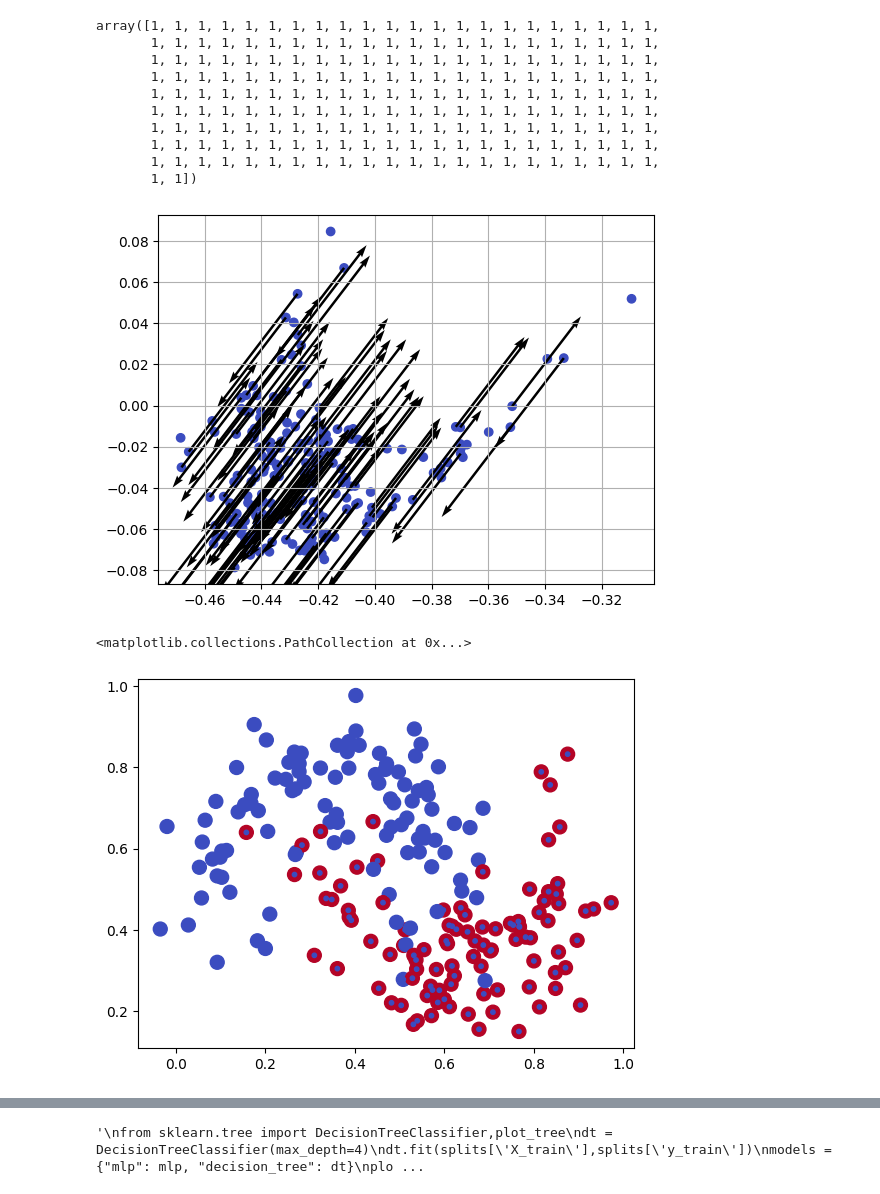
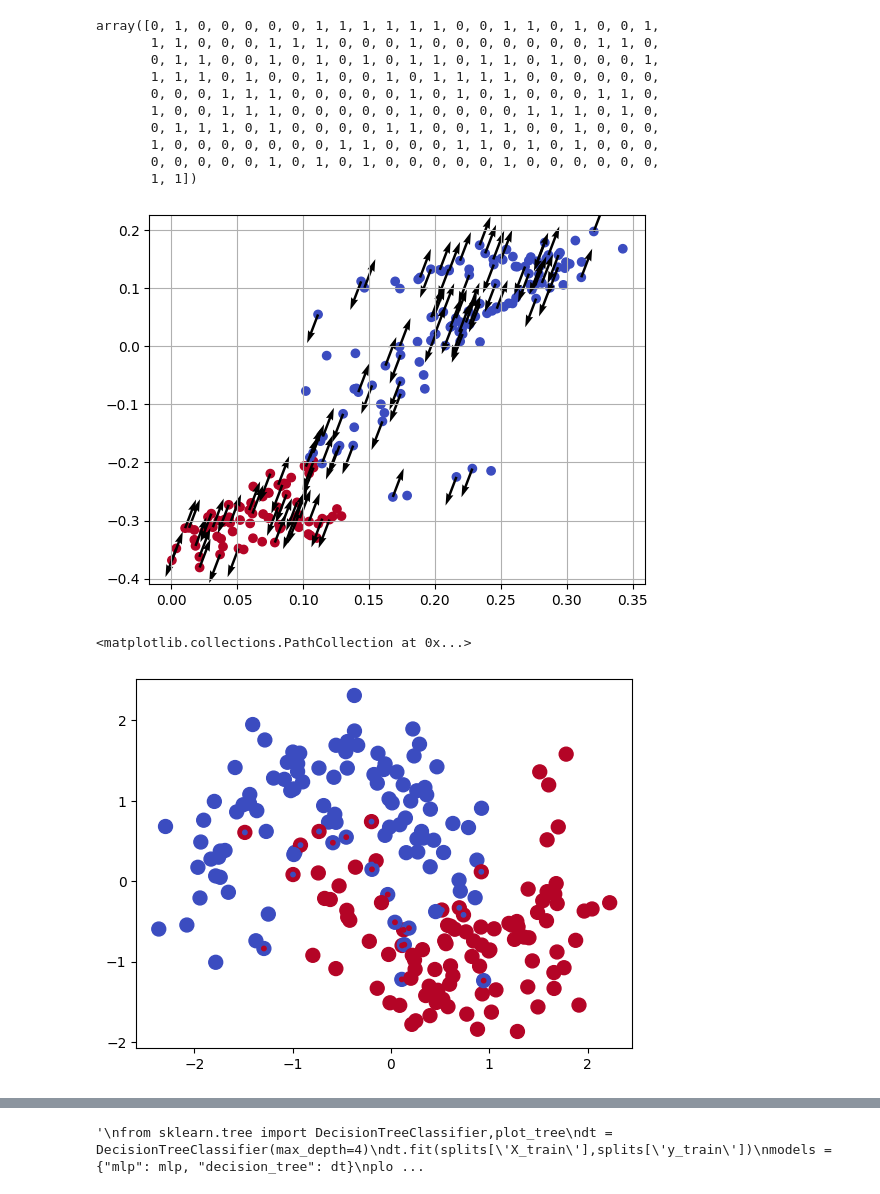
Before and after one commit to clarapunzi/SC-CE, a Jupyter notebook: debug_LS.ipynb, the cells around one changed output, grey strips where cells are left out. Cells and saved outputs as stored; diff of their text form; code cells hidden in the pictures.

```diff
--- a/debug_LS.ipynb
+++ b/debug_LS.ipynb
@@ -16,6 +16,7 @@ import time
 config = load_config("config.yaml")
 # %%
 dataset_name = 'toy_dataset'
+dataset_name = 'german_credit'
 # %%
 data_processor = DataProcessor(config=config)
 # %%
@@ -242,0 +85,16 @@ cf_generator.setup(
+# %%
+from src.cf_generator_ils import IlsCFGenerator
+
+cf_generator = IlsCFGenerator(config,dataset_name)
+reference_set = splits['X_train'].copy()
+feat_names = splits['X_train'].columns.to_list()
+target_name = data_processor.target_name
+# we add the target variable to the reference set
+reference_set[target_name] = splits['y_train']
+cf_generator.setup(
+    reference_data=reference_set,
+    #feature_names=feat_names,
+    continuous_features = feat_names,
+    categorical_features=[],#data_processor.categorical_features,
+    target_name=target_name,
+)
@@ -242,0 +108,11 @@ cf_generator.setup(
+# %%
+models = {"mlp": mlp,}
+print("Generating counterfactuals")
+counterfactuals = cf_generator.generate_counterfactuals(
+        models=models,
+        X_calibration=splits['X_calibration'][4:8].copy(),
+        y_calibration=splits['y_calibration'][4:8].copy(),
+        num_cf=8,
+        dt_name=dataset_name,
+        set_name="calibration"
+    )
@@ -248,11 +138,0 @@ old_splits["X_train"] = splits["X_train"].copy()
-# %%
-models = {"mlp": mlp}
-print("Generating counterfactuals")
-counterfactuals = cf_generator.generate_counterfactuals(
-        models=models,
-        X_calibration=splits['X_calibration'][:10].copy(),
-        y_calibration=splits['y_calibration'][:10].copy(),
-        num_cf=32,
-        dt_name=dataset_name,
-        set_name="calibration"
-    )
@@ -324,33 +160,35 @@ latent = cf_generator._explainers["mlp"]
 # %%
 latent._predict(Z_cal)
 # %% [output]
-array([1, 1, 1, 1, 1, 1, 1, 1, 1, 1, 1, 1, 1, 1, 1, 1, 1, 1, 1, 1, 1, 1,
-       1, 1, 1, 1, 1, 1, 1, 1, 1, 1, 1, 1, 1, 1, 1, 1, 1, 1, 1, 1, 1, 1,
-       1, 1, 1, 1, 1, 1, 1, 1, 1, 1, 1, 1, 1, 1, 1, 1, 1, 1, 1, 1, 1, 1,
-       1, 1, 1, 1, 1, 1, 1, 1, 1, 1, 1, 1, 1, 1, 1, 1, 1, 1, 1, 1, 1, 1,
-       1, 1, 1, 1, 1, 1, 1, 1, 1, 1, 1, 1, 1, 1, 1, 1, 1, 1, 1, 1, 1, 1,
-       1, 1, 1, 1, 1, 1, 1, 1, 1, 1, 1, 1, 1, 1, 1, 1, 1, 1, 1, 1, 1, 1,
-       1, 1, 1, 1, 1, 1, 1, 1, 1, 1, 1, 1, 1, 1, 1, 1, 1, 1, 1, 1, 1, 1,
-       1, 1, 1, 1, 1, 1, 1, 1, 1, 1, 1, 1, 1, 1, 1, 1, 1, 1, 1, 1, 1, 1,
-       1, 1, 1, 1, 1, 1, 1, 1, 1, 1, 1, 1, 1, 1, 1, 1, 1, 1, 1, 1, 1, 1,
+array([0, 1, 0, 0, 0, 0, 0, 1, 1, 1, 1, 1, 1, 0, 0, 1, 1, 0, 1, 0, 0, 1,
+       1, 1, 0, 0, 0, 1, 1, 1, 0, 0, 0, 1, 0, 0, 0, 0, 0, 0, 0, 1, 1, 0,
+       0, 1, 1, 0, 0, 1, 0, 1, 0, 1, 0, 1, 1, 0, 1, 1, 0, 1, 0, 0, 0, 1,
+       1, 1, 1, 0, 1, 0, 0, 1, 0, 0, 1, 0, 1, 1, 1, 1, 0, 0, 0, 0, 0, 0,
+       0, 0, 0, 1, 1, 1, 0, 0, 0, 0, 0, 1, 0, 1, 0, 1, 0, 0, 0, 1, 1, 0,
+       1, 0, 0, 1, 1, 1, 0, 0, 0, 0, 0, 1, 0, 0, 0, 0, 1, 1, 1, 0, 1, 0,
+       0, 1, 1, 1, 0, 1, 0, 0, 0, 0, 1, 1, 0, 0, 1, 1, 0, 0, 1, 0, 0, 0,
+       1, 0, 0, 0, 0, 0, 0, 0, 1, 1, 0, 0, 0, 1, 1, 0, 1, 0, 1, 0, 0, 0,
+       0, 0, 0, 0, 0, 1, 0, 1, 0, 1, 0, 0, 0, 0, 0, 1, 0, 0, 0, 0, 0, 0,
        1, 1])
 # %%
 plt.scatter(Z_cal[:,0], Z_cal[:,1], c=latent._predict(Z_cal), cmap='coolwarm')
 for idx in np.random.choice(Z_cal.shape[0], 100, replace=False):
     w = weights.copy()
     y_contrib = w[:,-1]/np.linalg.norm(w[:,-1])
     if latent.y_train_bb[idx]>0.5:
         y_contrib *=-1
     plt.quiver(Z_cal[idx,0], Z_cal[idx,1],
                 y_contrib[0], y_contrib[1], angles='xy', scale_units='xy', width=5*1e-3, scale=20)
 plt.grid()
 
 plt.show()
 # now plot the original data
-plt.scatter(splits['X_calibration'][:].values[:,0], splits['X_calibration'][:].values[:,1], c=splits['y_calibration'][:], cmap='coolwarm',s=100)
-plt.scatter(splits['X_calibration'][:].values[:,0], splits['X_calibration'][:].values[:,1], c=models["mlp"].predict(splits['X_calibration'][:].values), cmap='coolwarm',s=10)
+plt.scatter(old_splits['X_calibration'][:].values[:,0],
+            old_splits['X_calibration'][:].values[:,1], c=splits['y_calibration'][:], cmap='coolwarm',s=100)
+plt.scatter(splits['X_calibration'][:].values[:,0],
+            splits['X_calibration'][:].values[:,1], c=models["mlp"].predict(old_splits['X_calibration'][:].values), cmap='coolwarm',s=10)
 # %% [output]
-[figure, old version]
+[figure, new version]
 <matplotlib.collections.PathCollection at 0x...>
-[figure, old version]
+[figure, new version]
 # %%
```
Also changed, not shown: parts of 14 cells of this notebook, 15 other files.
